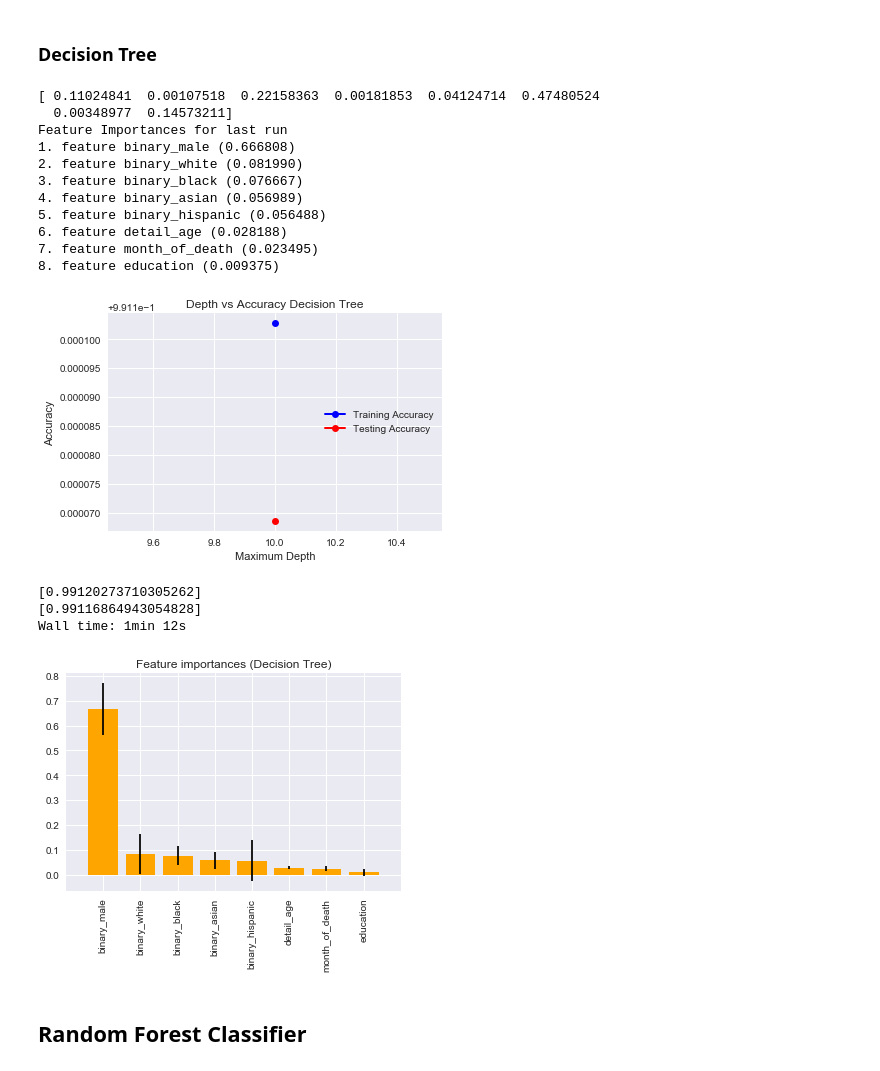
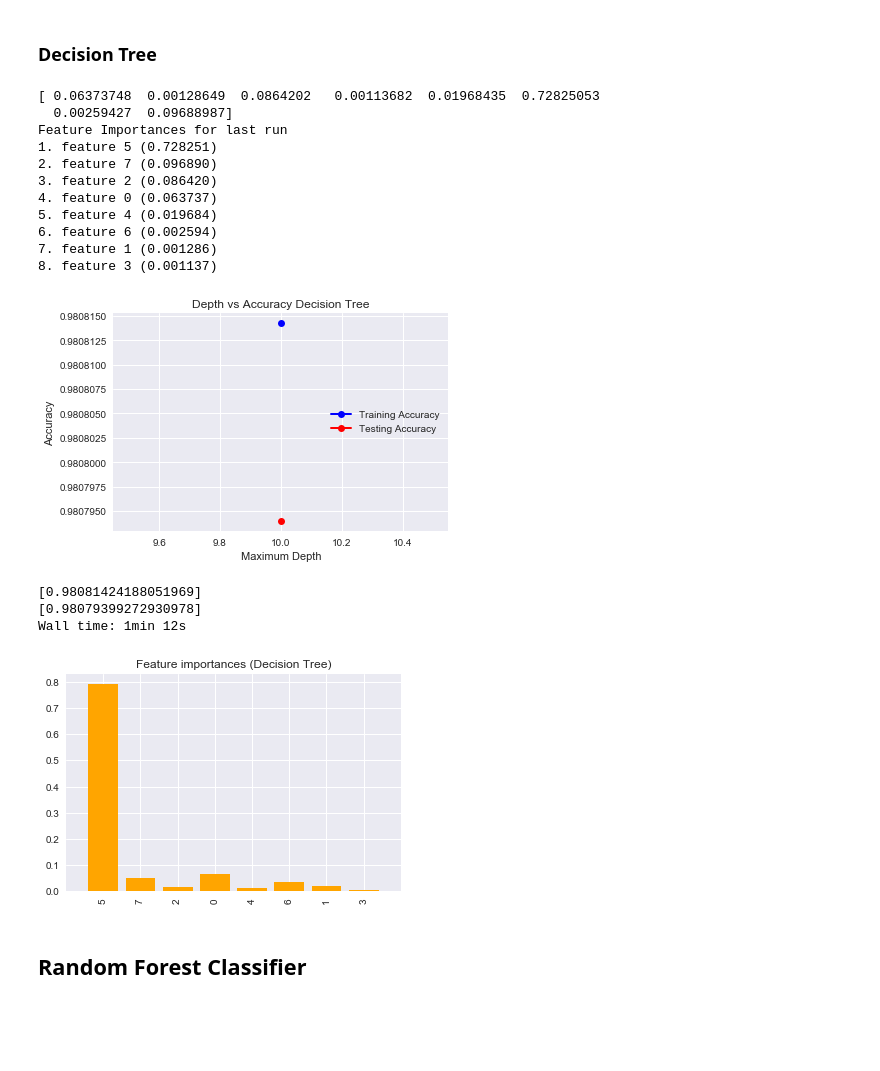
Before and after one commit to alexander-ray/bana-mortality-4502, a Jupyter notebook: DataFrameFormat.ipynb, the cells around one changed output. Drawn from its saved outputs; the diff is of its cells as text; code cells hidden in the pictures; blank space fills up the shorter version.

Commit message:
Altering feature bar graphs

```diff
--- a/DataFrameFormat.ipynb
+++ b/DataFrameFormat.ipynb
@@ -122,9 +123,18 @@ msk = np.random.rand(len(df)) < 0.9
 train = df[msk]
 test = df[~msk]
 
-Y_train = np.where(train.iloc[:,len(train.columns)-1] == 3, 1, 0)
+
+# 1:Accident
+# 2:Suicide
+# 3:Homicide
+# 4:Pending investigation
+# 5:Could not determine
+# 6:Self-Inflicted
+# 7:Natural
+
+Y_train = np.where(train.iloc[:,len(train.columns)-1] == 2, 1, 0)
 X_train = train.iloc[:,1:(len(train.columns)-1)]
-Y_test = np.where(test.iloc[:,len(test.columns)-1] == 3, 1, 0)
+Y_test = np.where(test.iloc[:,len(test.columns)-1] == 2, 1, 0)
 X_test = test.iloc[:,1:(len(test.columns)-1)]
 
 #Y_train = train.iloc[:,len(train.columns)-1]
@@ -251,20 +251,23 @@ train_acc = []
 test_acc = []
 
 features = [types for types in df.dtypes.index if "Unnamed" not in types]
-
+importances = None
 for d in depth_arr:
     #Create
     clf = DecisionTreeClassifier(max_depth=d)
     clf.fit(X_train, Y_train)
     #Find important features
     print(clf.feature_importances_)
+    importances = clf.feature_importances_
     # Add to accuracy lists
     train_acc.append(accuracy_score(Y_train, clf.predict(X_train)))
     test_acc.append(accuracy_score(Y_test, clf.predict(X_test)))
 
+importances = clf.feature_importances_
+# indices = np.argsort(importances)[::-1]
 print("Feature Importances for last run")
 for f in range(X_train.shape[1]):
-    print("%d. feature %s (%f)" % (f + 1, features[f], importances[indices[f]]))
+    print("%d. feature %s (%f)" % (f + 1, indices[f], importances[indices[f]]))
 
 plt.figure(1)
 plt.plot(depth_arr, train_acc, color='blue', lw=2, marker='o', label="Training Accuracy")
@@ -279,36 +282,36 @@ plt.show()
 print(train_acc)
 print(test_acc)
 # %% [output]
-[ 0.11024841  0.00107518  0.22158363  0.00181853  0.04124714  0.47480524
-  0.00348977  0.14573211]
+[ 0.06373748  0.00128649  0.0864202   0.00113682  0.01968435  0.72825053
+  0.00259427  0.09688987]
 Feature Importances for last run
-1. feature binary_male (0.666808)
-2. feature binary_white (0.081990)
-3. feature binary_black (0.076667)
-4. feature binary_asian (0.056989)
-5. feature binary_hispanic (0.056488)
-6. feature detail_age (0.028188)
-7. feature month_of_death (0.023495)
-8. feature education (0.009375)
+1. feature 5 (0.728251)
+2. feature 7 (0.096890)
+3. feature 2 (0.086420)
+4. feature 0 (0.063737)
+5. feature 4 (0.019684)
+6. feature 6 (0.002594)
+7. feature 1 (0.001286)
+8. feature 3 (0.001137)
-[figure, old version]
+[figure, new version]
-[0.99120273710305262]
-[0.99116864943054828]
+[0.98081424188051969]
+[0.98079399272930978]
 Wall time: 1min 12s
 # %%
 features = [types for types in df.dtypes.index if "Unnamed" not in types]
 importances = rforest.feature_importances_
 
 
 #Attemptin to graph importances.
 plt.figure()
 plt.title("Feature importances (Decision Tree)")
 plt.bar(range(X_train.shape[1]), importances[indices],
-       color="orange", yerr=std[indices], align="center")
-plt.xticks(range(X_train.shape[1]), features, rotation='vertical')
+       color="orange", align="center")
+plt.xticks(range(X_train.shape[1]), indices, rotation='vertical')
 plt.xlim([-1, X_train.shape[1]])
 plt.show()
 # %% [output]
-[figure, old version]
+[figure, new version]
 # %% [markdown]
 ## Random Forest Classifier
 # %%
```
Also changed, not shown: parts of 8 cells of this notebook.
